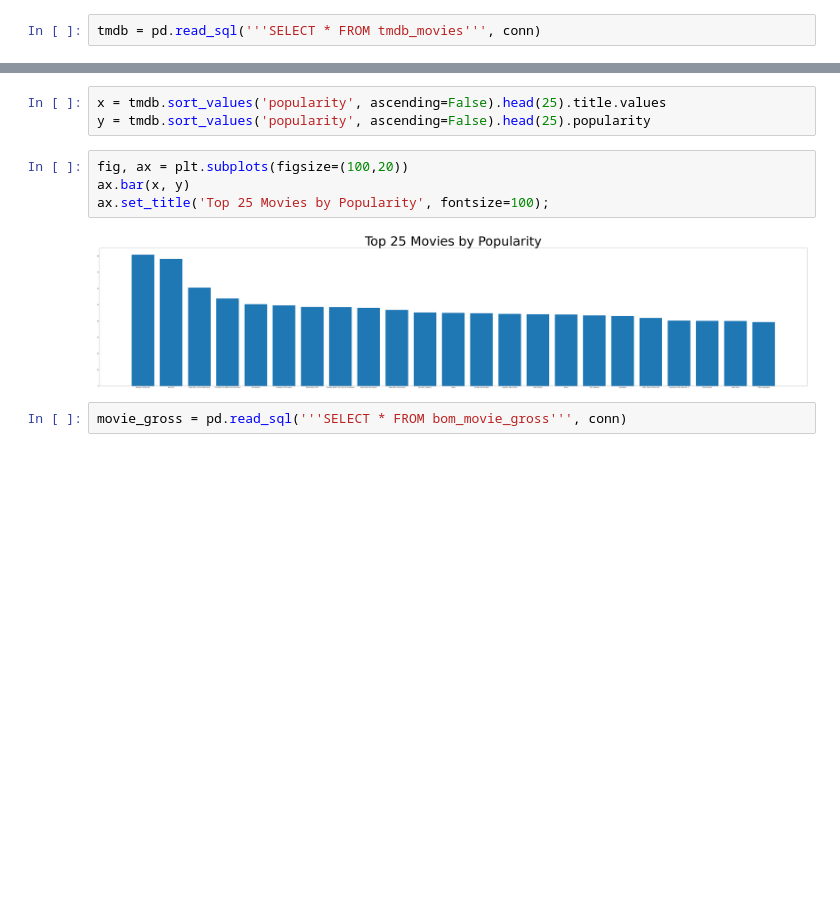
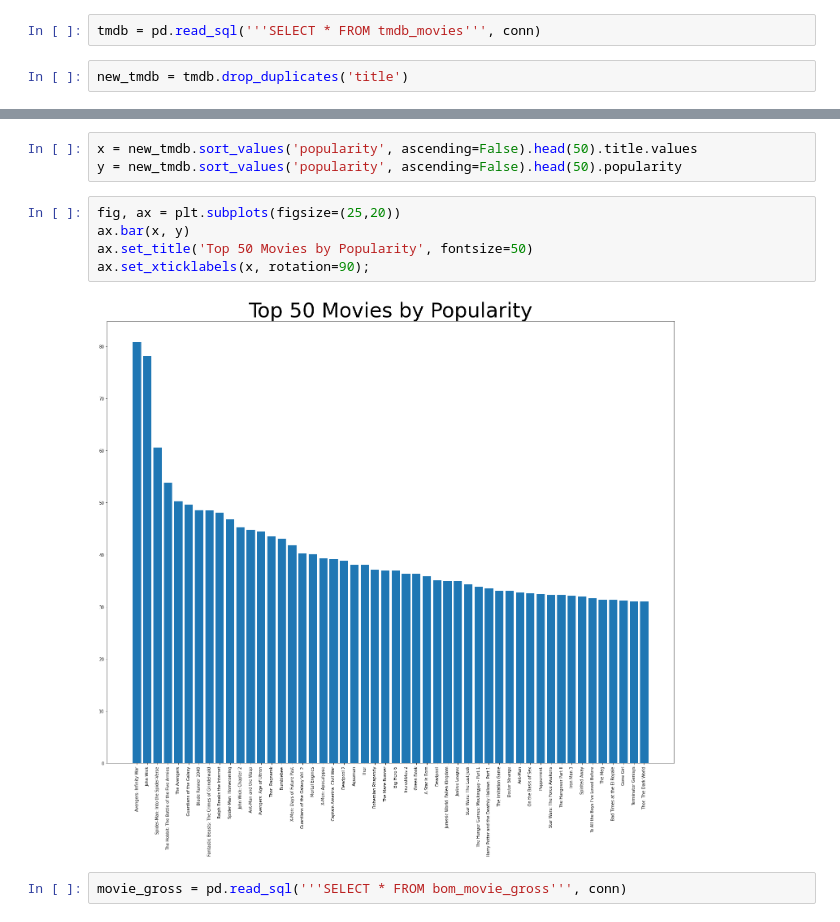
Before and after one commit to krvosen/microsoft_movie_analysis, a Jupyter notebook: create_sql_database.ipynb, the cells around one changed output, grey strips where cells are left out. Cells and saved outputs as stored; diff of their text form; blank space fills up the shorter version.

Commit message:
made some graphs

```diff
--- a/create_sql_database.ipynb
+++ b/create_sql_database.ipynb
@@ -56,4 +72,6 @@ movie_budgets.head()
 | 4 | 4 | 5 | Dec 15, 2017 | Star Wars Ep. VIII: The Last Jedi | $317,000,000 | $620,181,382 | $1,316,721,747 |
 # %%
 tmdb = pd.read_sql('''SELECT * FROM tmdb_movies''', conn)
+# %%
+new_tmdb = tmdb.drop_duplicates('title')
 # %%
@@ -79,12 +93,13 @@ tmdb.sort_values('popularity', ascending=False).head(60)
 # %%
-x = tmdb.sort_values('popularity', ascending=False).head(25).title.values
-y = tmdb.sort_values('popularity', ascending=False).head(25).popularity
+x = new_tmdb.sort_values('popularity', ascending=False).head(50).title.values
+y = new_tmdb.sort_values('popularity', ascending=False).head(50).popularity
 # %%
-fig, ax = plt.subplots(figsize=(100,20))
+fig, ax = plt.subplots(figsize=(25,20))
 ax.bar(x, y)
-ax.set_title('Top 25 Movies by Popularity', fontsize=100);
+ax.set_title('Top 50 Movies by Popularity', fontsize=50)
+ax.set_xticklabels(x, rotation=90);
 # %% [output]
-[figure, old version]
+[figure, new version]
 # %%
 movie_gross = pd.read_sql('''SELECT * FROM bom_movie_gross''', conn)
 # %%
```
Also changed, not shown: parts of 39 cells of this notebook.
